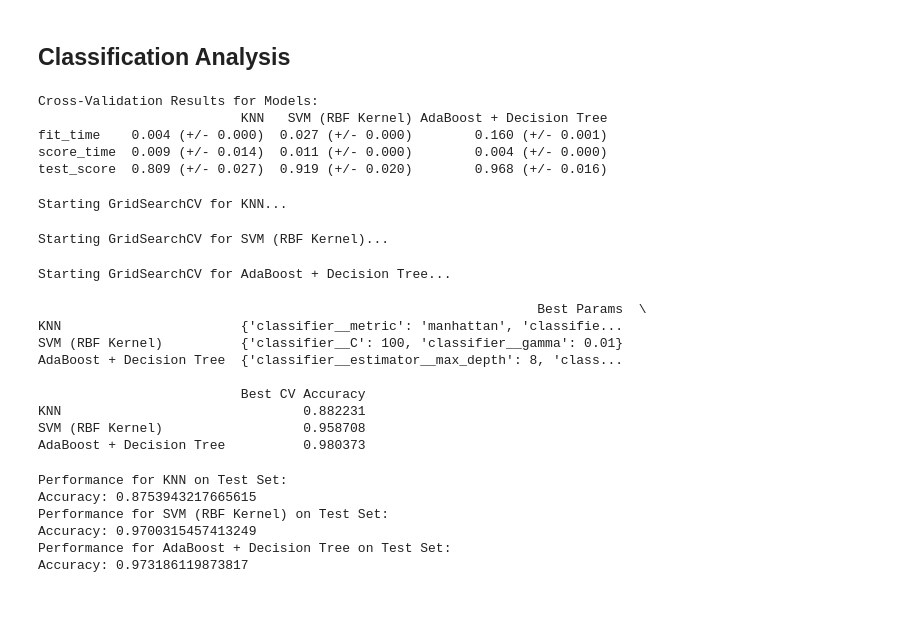
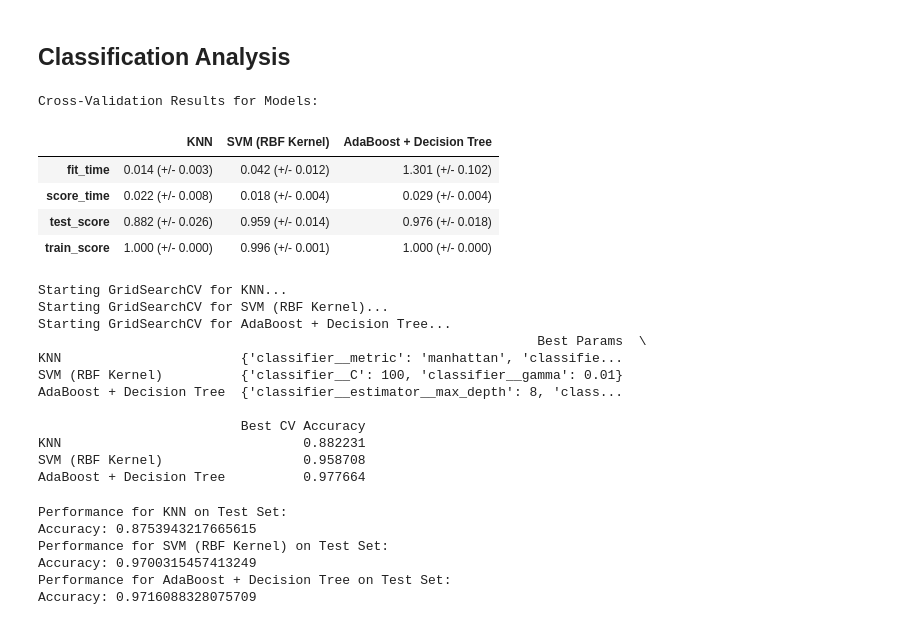
Before and after one commit to UBC-MDS/obesity-classifier-group17, a Jupyter notebook: notebooks/obesity_level_predictor_report.ipynb, the cells around one changed output. Cells and saved outputs as stored; diff of their text form; code cells hidden in the pictures.

```diff
--- a/notebooks/obesity_level_predictor_report.ipynb
+++ b/notebooks/obesity_level_predictor_report.ipynb
@@ -300,7 +328,7 @@ def mean_std_cross_val_scores(model, X_train, y_train, **kwargs):
     ----------
         pandas Series with mean scores from cross_validation
     """
-    scores = cross_validate(model, X_train, y_train, **kwargs)
+    scores = cross_validate(model, X_train, y_train, return_train_score=True, **kwargs)
 
     mean_scores = pd.DataFrame(scores).mean()
     std_scores = pd.DataFrame(scores).std()
@@ -313,29 +341,30 @@ def mean_std_cross_val_scores(model, X_train, y_train, **kwargs):
 # %%
 import warnings
 warnings.filterwarnings("ignore", category=UserWarning, module="sklearn.preprocessing")
 
 # Evaluate models with detailed cross-validation results
 results = {}
 
 for name, model in models.items():
     pipeline = Pipeline(steps=[('preprocessor', preprocessor), ('classifier', model)])
 
     results[name] = mean_std_cross_val_scores(
         pipeline, X_train, y_train, cv=5, scoring='accuracy'
     )
 
 # Combine results into a DataFrame for comparison
 results_df = pd.DataFrame(results)
 
 # Display the results
 print("Cross-Validation Results for Models:")
-print(results_df)
+results_df
 # %% [output]
 Cross-Validation Results for Models:
-                          KNN   SVM (RBF Kernel) AdaBoost + Decision Tree
-fit_time    0.004 (+/- 0.000)  0.027 (+/- 0.000)        0.160 (+/- 0.001)
-score_time  0.009 (+/- 0.014)  0.011 (+/- 0.000)        0.004 (+/- 0.000)
-test_score  0.809 (+/- 0.027)  0.919 (+/- 0.020)        0.968 (+/- 0.016)
+|  | KNN | SVM (RBF Kernel) | AdaBoost + Decision Tree |
+| fit_time | 0.014 (+/- 0.003) | 0.042 (+/- 0.012) | 1.301 (+/- 0.102) |
+| score_time | 0.022 (+/- 0.008) | 0.018 (+/- 0.004) | 0.029 (+/- 0.004) |
+| test_score | 0.882 (+/- 0.026) | 0.959 (+/- 0.014) | 0.976 (+/- 0.018) |
+| train_score | 1.000 (+/- 0.000) | 0.996 (+/- 0.001) | 1.000 (+/- 0.000) |
 # %%
 # Hyper Parameter Optimization
 param_grids = {
@@ -385,17 +414,17 @@ results_df = pd.DataFrame({
 print(results_df)
 # %% [output]
 Starting GridSearchCV for KNN...
+Starting GridSearchCV for SVM (RBF Kernel)...
+Starting GridSearchCV for AdaBoost + Decision Tree...
+                                                                Best Params  \
+KNN                       {'classifier__metric': 'manhattan', 'classifie...
+SVM (RBF Kernel)          {'classifier__C': 100, 'classifier__gamma': 0.01}
+AdaBoost + Decision Tree  {'classifier__estimator__max_depth': 8, 'class...
+
+                          Best CV Accuracy
+KNN                               0.882231
+SVM (RBF Kernel)                  0.958708
+AdaBoost + Decision Tree          0.977664
-Starting GridSearchCV for SVM (RBF Kernel)...
-Starting GridSearchCV for AdaBoost + Decision Tree...
-                                                                Best Params  \
-KNN                       {'classifier__metric': 'manhattan', 'classifie...
-SVM (RBF Kernel)          {'classifier__C': 100, 'classifier__gamma': 0.01}
-AdaBoost + Decision Tree  {'classifier__estimator__max_depth': 8, 'class...
-
-                          Best CV Accuracy
-KNN                               0.882231
-SVM (RBF Kernel)                  0.958708
-AdaBoost + Decision Tree          0.980373
 # %%
 manual_best_params = {
     'KNN': {
@@ -445,7 +474,7 @@ Accuracy: 0.8753943217665615
 Performance for SVM (RBF Kernel) on Test Set:
 Accuracy: 0.9700315457413249
 Performance for AdaBoost + Decision Tree on Test Set:
-Accuracy: 0.973186119873817
+Accuracy: 0.9716088328075709
 # %%
 # Result Visualization of model comparison
 results_data = pd.DataFrame({
```
Also changed, not shown: parts of 6 cells of this notebook.
